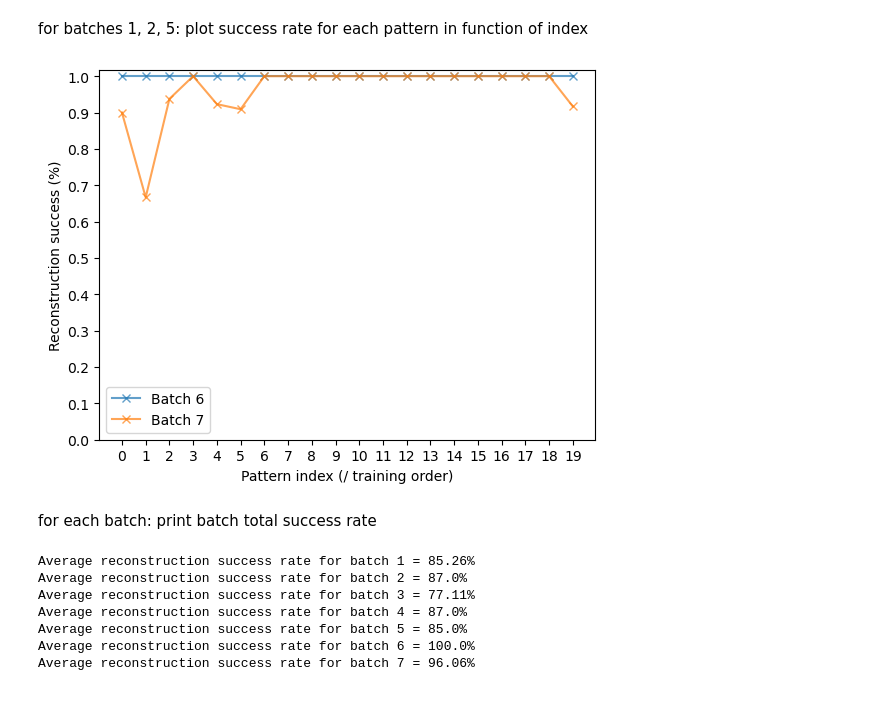
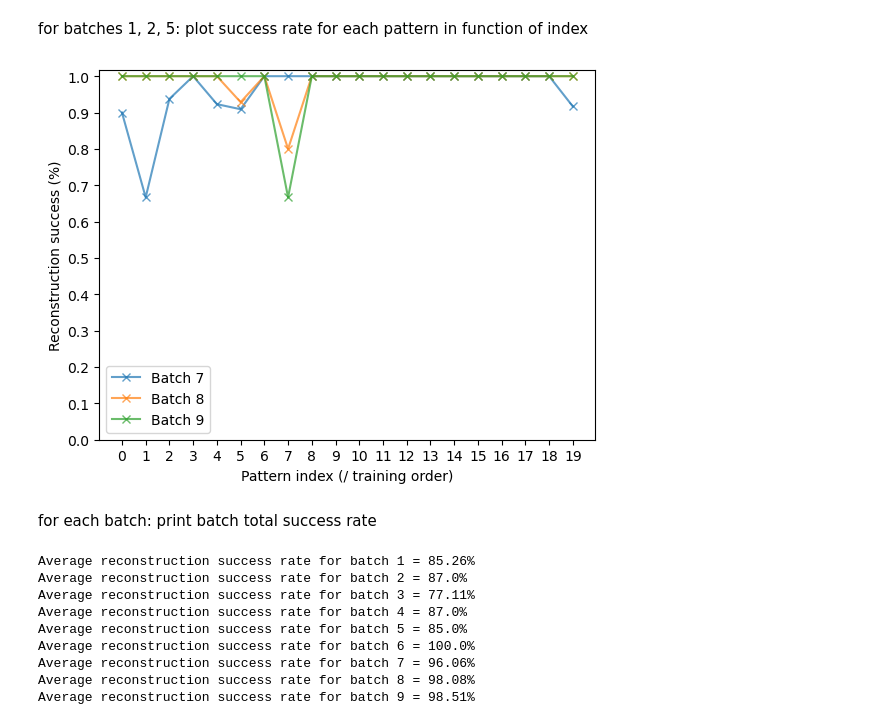
Before and after one commit to FerdinandBujanowski/brian_BCPNN, a Jupyter notebook: 20_random_patterns/20_random_analysis.ipynb, the cells around one changed output. Saved outputs shown, nothing was run; the diff lists cells and outputs as text; code cells hidden in the pictures.

```diff
--- a/20_random_patterns/20_random_analysis.ipynb
+++ b/20_random_patterns/20_random_analysis.ipynb
@@ -25,8 +25,8 @@ Load all stats.csv files into their respective dataframes, load pattern int tupl
 # %%
 ind_dataframes:list[pd.DataFrame] = []
 pattern_lists:list[list[tuple[int,int]]] = []
-N_TOTAL_BATCHES = 7
-TOTAL_BATCHES = [6, 7]
+N_TOTAL_BATCHES = 9
+TOTAL_BATCHES = [6, 7, 8, 9]
 for i in range(N_TOTAL_BATCHES):
     ind_dataframes.append(pd.read_csv(f'stats_{i+1}.csv'))
     pattern_lists.append(patterns_from_txt(f'patterns_{i+1}.txt'))
@@ -74,16 +56,16 @@ for i in range(N_TOTAL_BATCHES):
         current_slice_df = ind_dataframes[i][ind_dataframes[i]['OP_i'] == i_pattern]
         success_dicts[i][i_pattern] = len(current_slice_df[current_slice_df['reconstr_success'] == True]) / len(current_slice_df)
 # %%
-for i in [5, 6]:
+for i in [6, 7, 8]:
     plt.plot(range(20), [success_dicts[i][i_p] for i_p in range(20)], label=f'Batch {i+1}', marker='x', alpha=0.7)
 plt.xlabel('Pattern index (/ training order)')
 plt.xticks(np.arange(0, 20, 1))
 plt.yticks(np.arange(0, 1.1, 0.1))
 plt.ylabel('Reconstruction success (%)')
 plt.legend()
 plt.show()
 # %% [output]
-[figure, old version]
+[figure, new version]
 # %% [markdown]
 for each batch: print batch total success rate
 # %%
@@ -98,3 +80,5 @@ Average reconstruction success rate for batch 4 = 87.0%
 Average reconstruction success rate for batch 5 = 85.0%
 Average reconstruction success rate for batch 6 = 100.0%
 Average reconstruction success rate for batch 7 = 96.06%
+Average reconstruction success rate for batch 8 = 98.08%
+Average reconstruction success rate for batch 9 = 98.51%
```
Also changed, not shown: parts of 1 cell of this notebook, 6 other files.
